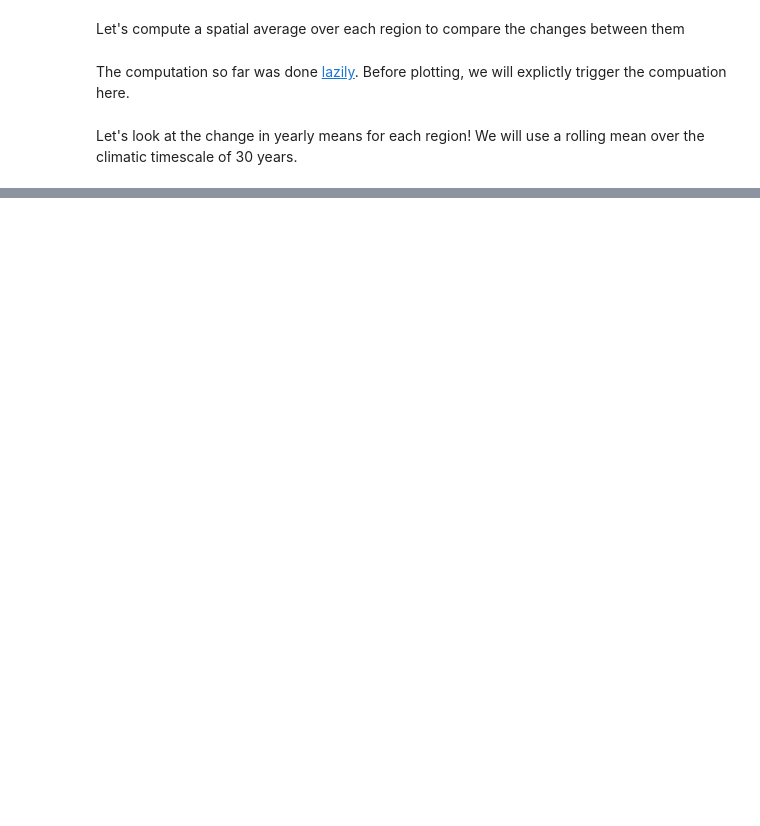
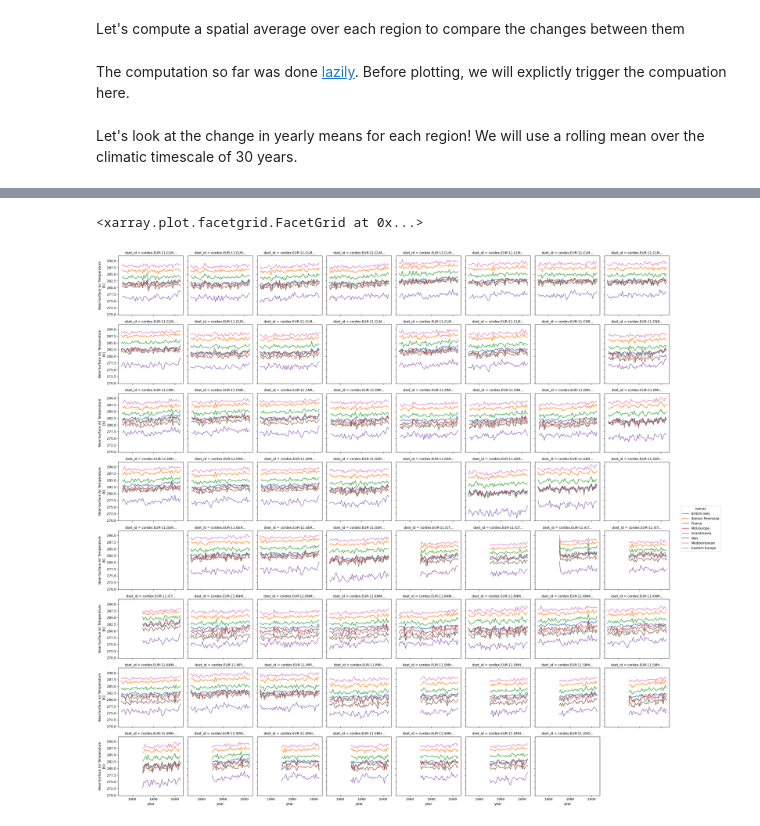
Before and after one commit to WCRP-CORDEX/cordex-tutorials, a Jupyter notebook: tutorials/regional.ipynb, the cells around one changed output, grey strips where cells are left out. Drawn from its saved outputs; the diff is of its cells as text; code cells hidden in the pictures; blank space fills up the shorter version.

```diff
--- a/tutorials/regional.ipynb
+++ b/tutorials/regional.ipynb
@@ -196,0 +129,10 @@ def get_averager(grid, gdf):
+# %%
+from collections import defaultdict, OrderedDict
+import tqdm
+import fsspec
+import intake
+import dask
+import xarray as xr
+import cf_xarray as cfxr
+
+xr.set_options(keep_attrs=True)
@@ -196,0 +200,10 @@ def get_averager(grid, gdf):
+# %%
+ensemble = xr.concat(
+    list(ensembles.values()),
+    dim=xr.DataArray(list(ensembles.keys()), dims="experiment_id"),
+    coords="minimal",
+    compat="override",
+)
+# %%
+dset_id = ensemble.where(ensemble < 100.0, drop=True).dset_id
+ensemble.loc[dict(dset_id=dset_id)] = ensemble.sel(dset_id=dset_id) + 273.5
@@ -196,0 +232,5 @@ def get_averager(grid, gdf):
+# %%
+ensemble.swap_dims(region="names").sel(experiment_id="historical").plot(hue="names", col="dset_id", col_wrap=8)
+# %% [output]
+<xarray.plot.facetgrid.FacetGrid at 0x...>
+[figure, added]
```
Also changed, not shown: parts of 27 cells of this notebook.
